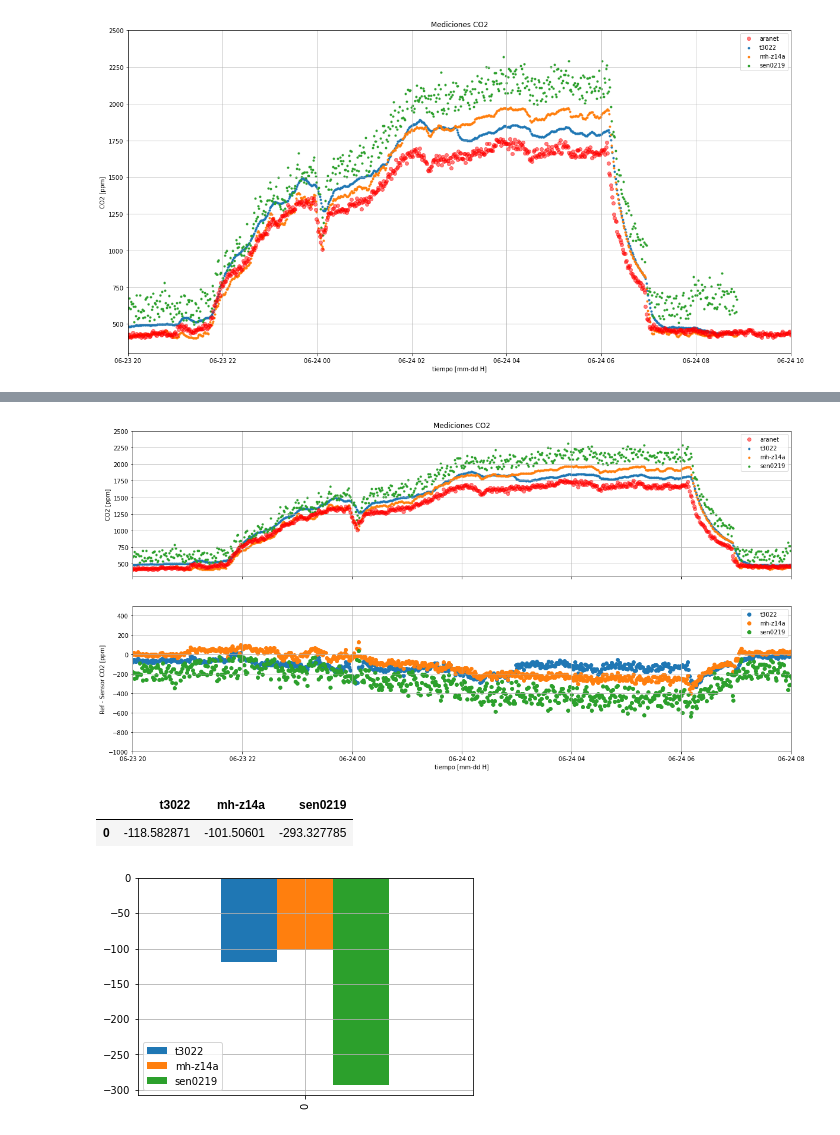
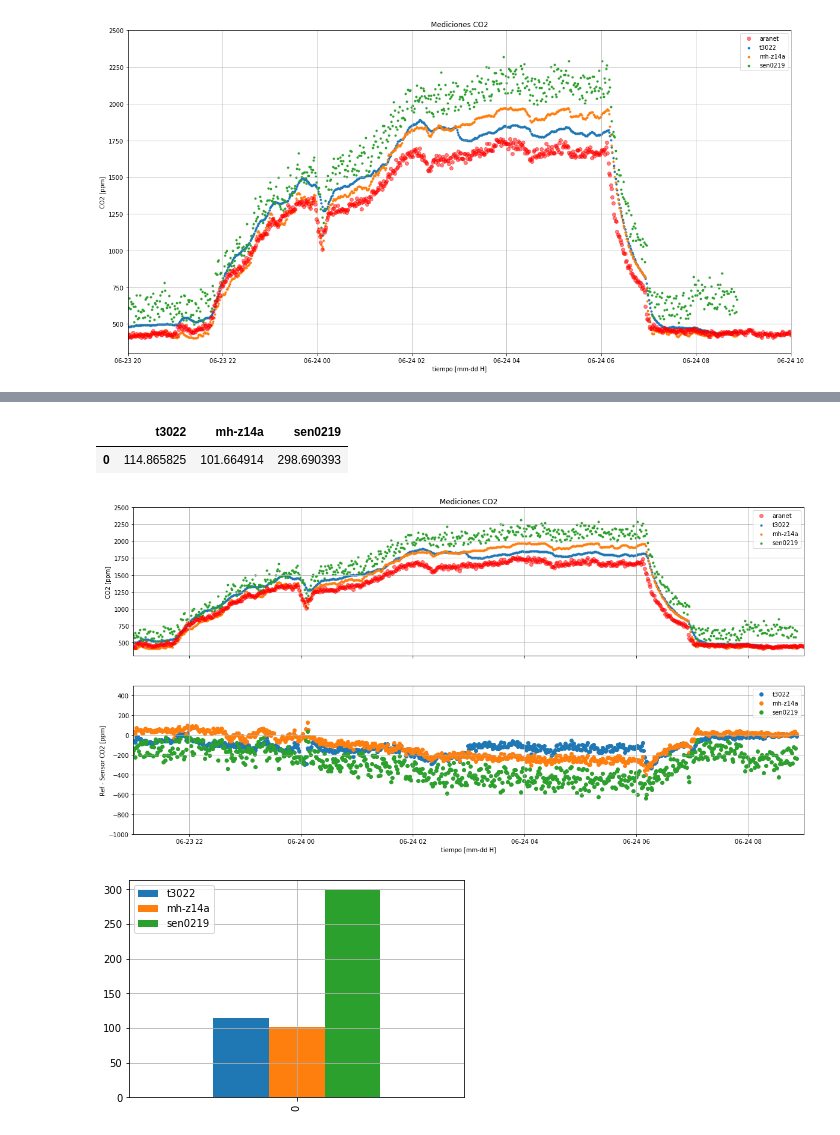
Before and after one commit to lata-mas/Monitor_co2_pistas_educativas, a Jupyter notebook: notebooks/pruebas/001_PruebaNocturna_2021-06-21.ipynb, the cells around one changed output, grey strips where cells are left out. Cells and saved outputs as stored; diff of their text form; code cells hidden in the pictures.

```diff
--- a/notebooks/pruebas/001_PruebaNocturna_2021-06-21.ipynb
+++ b/notebooks/pruebas/001_PruebaNocturna_2021-06-21.ipynb
@@ -49,50 +64,53 @@ array([<AxesSubplot:>, <AxesSubplot:>, <AxesSubplot:>, <AxesSubplot:>],
 ref = "aranet"
 fig, ax = plt.subplots(2,figsize=(20,10),sharex=True)
 
-fecha1 = parse("2021-06-23 20:00")
+fecha1 = parse("2021-06-23 21:00")
 fecha2 = fecha1 + pd.Timedelta("12H")
 
 
 ax[0].set_ylim(300,2500)
 ax[0].set_ylabel("CO2 [ppm]")
 ax[0].set_title("Mediciones CO2")
 
 
 ax[0].set_xlim(fecha1,fecha2)
 ax[1].set_xlim(fecha1,fecha2)
 
 ax[1].set_ylim(-1000,500)
 ax[1].set_ylabel("Ref - Sensor CO2 [ppm]")
 ax[1].set_xlabel("tiempo [mm-dd H]")
 # ax[1].set_title("Mediciones CO2")
 
 ax[0].plot(aranet.aranet,"ro",label="aranet",alpha=0.5)
 for sensor in sensores:
     ax[0].scatter(data[sensor].index,data[sensor],label=sensor,marker=".")
 
 
 for sensor in sensores:
     ax[1].scatter(data.index,data[ref]-data[sensor],label=sensor)
 
 
 ax[1].legend()
 ax[1].grid()
 ax[0].legend()
 ax[0].grid()
+
+
+
+
+
+diferencia = {}
+for sensor in sensores:
+    valor = (data[fecha1:fecha2][ref] - data[fecha1:fecha2][sensor]).mean()
+    diferencia.update({sensor:[-valor]})
+
+diferencia = pd.DataFrame.from_dict(diferencia)
+diferencia.plot(kind="bar")
+plt.grid()
+
+diferencia
 # %% [output]
+|  | t3022 | mh-z14a | sen0219 |
+| 0 | 114.865825 | 101.664914 | 298.690393 |
-[figure, old version]
+[figure, new version]
+[figure, added]
-# %%
-diferencia = {}
-for sensor in sensores:
-    valor = (data[fecha1:fecha2][ref] - data[fecha1:fecha2][sensor]).mean()
-    diferencia.update({sensor:[valor]})
-
-diferencia = pd.DataFrame.from_dict(diferencia)
-diferencia.plot(kind="bar")
-plt.grid()
-
-diferencia
-# %% [output]
-|  | t3022 | mh-z14a | sen0219 |
-| 0 | -118.582871 | -101.50601 | -293.327785 |
-[figure, removed]
```
Also changed, not shown: parts of 5 cells of this notebook, 2 other files.
